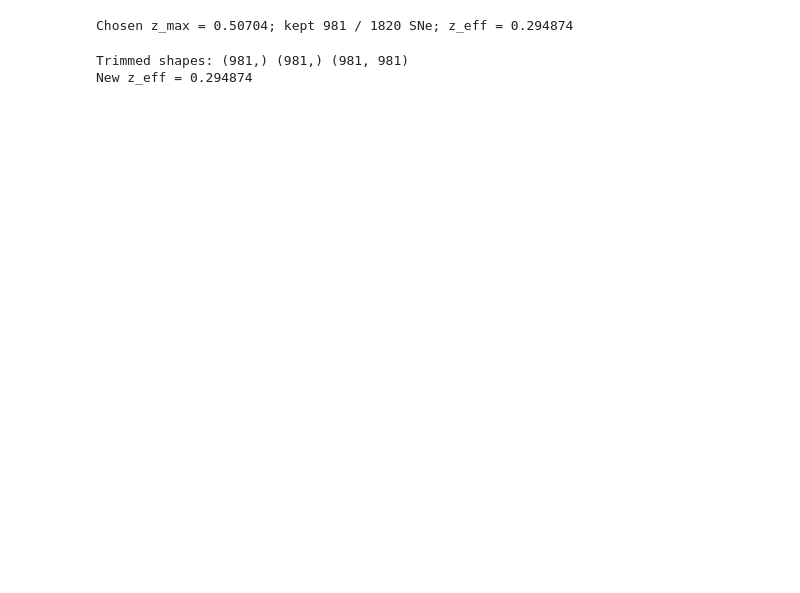
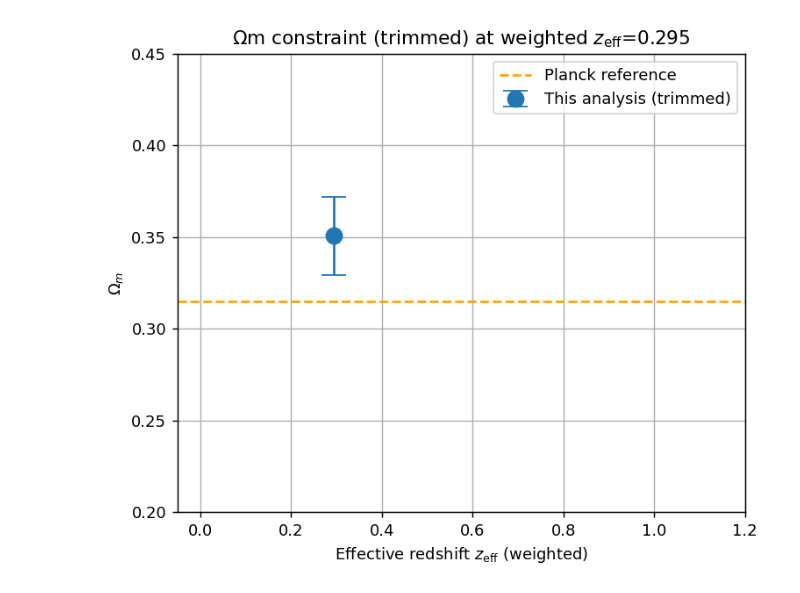
Before and after one commit to ShBrady/MSc-Thesis, a Jupyter notebook: CODE.ipynb, the cells around one changed output. Cells and saved outputs as stored; diff of their text form; code cells hidden in the pictures; blank space fills up the shorter version.

```diff
--- a/CODE.ipynb
+++ b/CODE.ipynb
@@ -124,53 +309,15 @@ plt.show()
 # %%
-# ---- Choose z_max so that mean(z_cmb_trimmed) ≈ 0.295 ----
-target_zeff = 0.295
-tol = 5e-4  # tolerance on the mean redshift
-
-# We only remove *high-z* objects; keep the original order.
-z_lo = float(np.min(z_cmb))
-z_hi = float(np.max(z_cmb))
-
-def zeff_for_cut(zmax):
-    sel = (z_cmb <= zmax)
-    if np.count_nonzero(sel) < 5:
-        return np.inf
-    return float(np.mean(z_cmb[sel]))
-
-# Bisection on z_max to match target mean from above
-lo, hi = z_lo, z_hi
-for _ in range(60):
-    mid = 0.5 * (lo + hi)
-    m = zeff_for_cut(mid)
-    if m == np.inf:
-        hi = mid
-        continue
-    if m > target_zeff:
-        # Mean still too high -> cut more aggressively (lower z_max)
-        hi = mid
-    else:
-        # Mean at/below target -> allow a bit more high-z (raise z_max)
-        lo = mid
-    if abs(m - target_zeff) < tol:
-        break
-
-z_max = 0.5 * (lo + hi)
-keep = (z_cmb <= z_max)
-print(f"Chosen z_max = {z_max:.5f}; kept {keep.sum()} / {len(z_cmb)} SNe; z_eff = {np.mean(z_cmb[keep]):.6f}")
+plt.figure(figsize=(6,5))
+plt.errorbar(z_eff_weighted, Om0_best_trim, yerr=Om_err_trim, fmt='o',
+             ms=10, capsize=8, label="This analysis (trimmed)")
+plt.axhline(0.315, ls='--', c='orange', label='Planck reference')
+plt.xlim(-0.05, 1.2)
+plt.ylim(0.2, 0.45)
+plt.xlabel('Effective redshift $z_{\\rm eff}$ (weighted)')
+plt.ylabel('$\\Omega_m$')
+plt.title(f'Ωm constraint (trimmed) at weighted $z_{{\\rm eff}}$={z_eff_weighted:.3f}')
+plt.legend()
+plt.tight_layout()
+plt.show()
 # %% [output]
-Chosen z_max = 0.50704; kept 981 / 1820 SNe; z_eff = 0.294874
+[figure, added]
-# %%
-# Trim data and covariance consistently
-z_cmb_trim = z_cmb[keep]
-z_hel_trim = z_hel[keep]
-mu_obs_trim = mu_obs[keep]
-
-# We already had cov_masked = covariance after the zHD>0 selection (and any ISDATA_REAL cut),
-# aligned with the (z_cmb, z_hel, mu_obs) arrays. Now apply the same 'keep' mask on top.
-cov_trim = cov_masked[keep][:, keep]
-P_trim = np.linalg.inv(cov_trim)
-
-print("Trimmed shapes:", z_cmb_trim.shape, mu_obs_trim.shape, cov_trim.shape)
-print(f"New z_eff = {np.mean(z_cmb_trim):.6f}")
-# %% [output]
-Trimmed shapes: (981,) (981,) (981, 981)
-New z_eff = 0.294874
```
Also changed, not shown: parts of 13 cells of this notebook.
